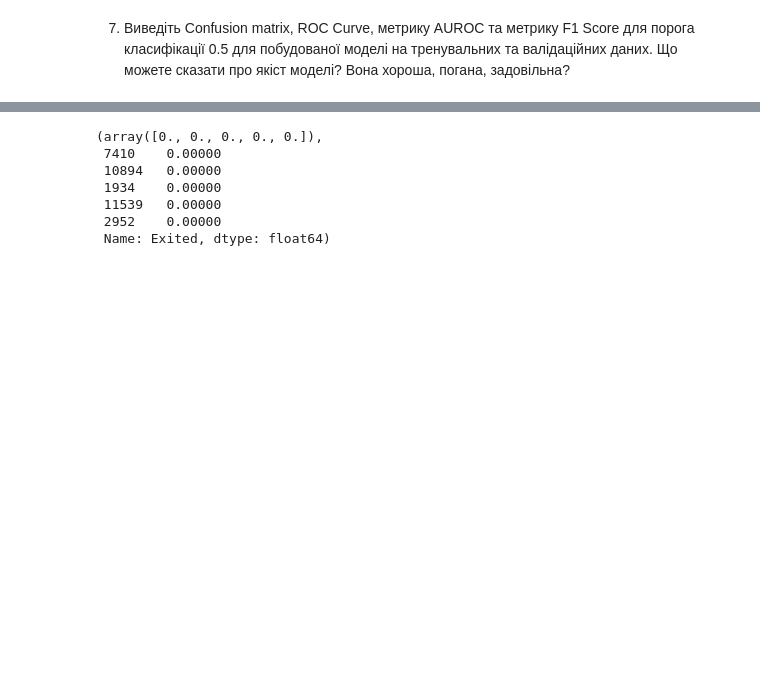
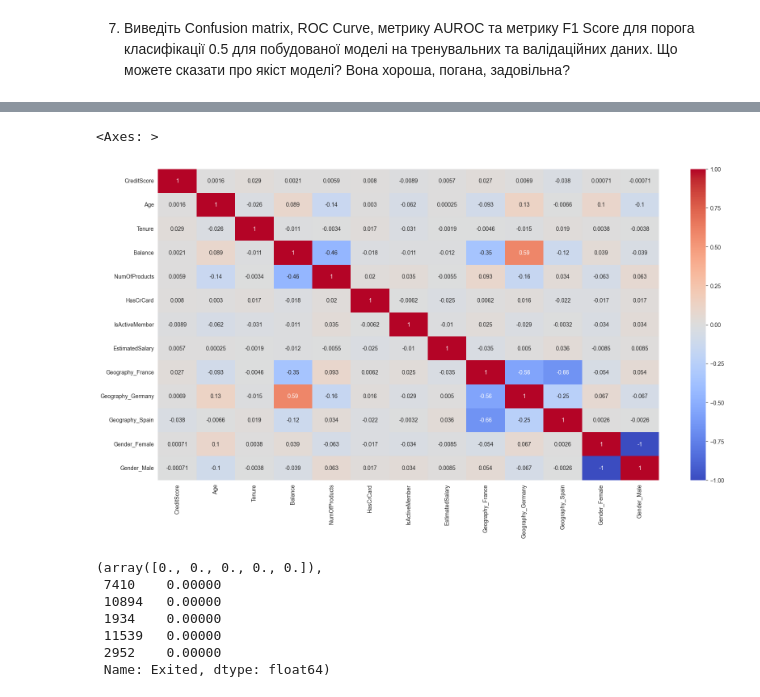
Before and after one commit to Reserford1991/data-loves-academy-machine-learning-for-people, a Jupyter notebook: Module-2-learning-with-teacher/2.2-Classification-and-logistic-regression/HW_2_2_Логістична_регресія_з_scikit_learn.ipynb, the cells around one changed output, grey strips where cells are left out. Saved outputs shown, nothing was run; the diff lists cells and outputs as text; code cells hidden in the pictures; blank space fills up the shorter version.

```diff
--- a/Module-2-learning-with-teacher/2.2-Classification-and-logistic-regression/HW_2_2_Логістична_регресія_з_scikit_learn.ipynb
+++ b/Module-2-learning-with-teacher/2.2-Classification-and-logistic-regression/HW_2_2_Логістична_регресія_з_scikit_learn.ipynb
@@ -453,9 +452,9 @@ Name: Age, Length: 11250, dtype: float64
 # %% [markdown]
 Дивно, що колонка `Age` містить дані у форматі `float`. Давайте позбавимося цього.
 # %%
-train_inputs['Age'] = train_inputs['Age'].astype(int)
-val_inputs['Age'] = val_inputs['Age'].astype(int)
-test_inputs['Age'] = test_inputs['Age'].astype(int)
+# train_inputs['Age'] = train_inputs['Age'].astype(int)
+# val_inputs['Age'] = val_inputs['Age'].astype(int)
+# test_inputs['Age'] = test_inputs['Age'].astype(int)
 
 train_inputs.head()
 # %% [output]
@@ -492,9 +491,9 @@ Name: Tenure, Length: 11250, dtype: float64
 
 Єдине, що хочеться зробити - привести дані до типу int.
 # %%
-train_inputs['Tenure'] = train_inputs['Tenure'].astype(int)
-val_inputs['Tenure'] = val_inputs['Tenure'].astype(int)
-test_inputs['Tenure'] = test_inputs['Tenure'].astype(int)
+# train_inputs['Tenure'] = train_inputs['Tenure'].astype(int)
+# val_inputs['Tenure'] = val_inputs['Tenure'].astype(int)
+# test_inputs['Tenure'] = test_inputs['Tenure'].astype(int)
 
 train_inputs['Tenure'].head()
 # %% [output]
@@ -529,9 +528,9 @@ Name: NumOfProducts, Length: 11250, dtype: float64
 # %% [markdown]
 Тут теж можна зробити тип даних int:
 # %%
-train_inputs['NumOfProducts'] = train_inputs['NumOfProducts'].astype(int)
-val_inputs['NumOfProducts'] = val_inputs['NumOfProducts'].astype(int)
-test_inputs['NumOfProducts'] = test_inputs['NumOfProducts'].astype(int)
+# train_inputs['NumOfProducts'] = train_inputs['NumOfProducts'].astype(int)
+# val_inputs['NumOfProducts'] = val_inputs['NumOfProducts'].astype(int)
+# test_inputs['NumOfProducts'] = test_inputs['NumOfProducts'].astype(int)
 
 train_inputs['NumOfProducts'].head()
 # %% [output]
@@ -544,9 +543,9 @@ Name: NumOfProducts, dtype: int64
 # %% [markdown]
 Остання колонка - `HasCrCard`. Думаю тут одразу зрозуміло, що треба робити int
 # %%
-train_inputs['HasCrCard'] = train_inputs['HasCrCard'].astype(int)
-val_inputs['HasCrCard'] = val_inputs['HasCrCard'].astype(int)
-test_inputs['HasCrCard'] = test_inputs['HasCrCard'].astype(int)
+# train_inputs['HasCrCard'] = train_inputs['HasCrCard'].astype(int)
+# val_inputs['HasCrCard'] = val_inputs['HasCrCard'].astype(int)
+# test_inputs['HasCrCard'] = test_inputs['HasCrCard'].astype(int)
 
 column_description('HasCrCard')
 # %% [output]
@@ -648,3 +647,9 @@ X_train.head()
+# %%
+plt.figure(figsize=(20,10))
+sns.heatmap(X_val.corr(),annot=True,cmap="coolwarm")
+# %% [output]
+<Axes: >
+[figure, added]
 # %%
 from sklearn.metrics import f1_score
 # %%
```
Also changed, not shown: parts of 19 cells of this notebook, 4 other files.
